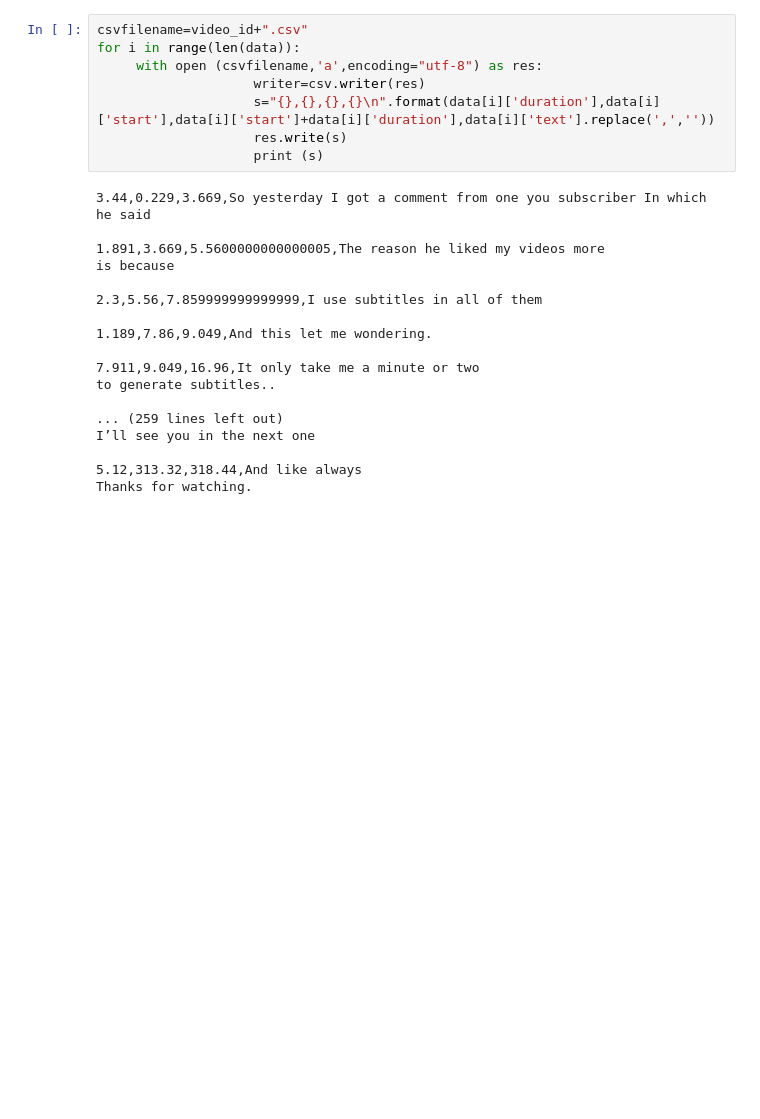
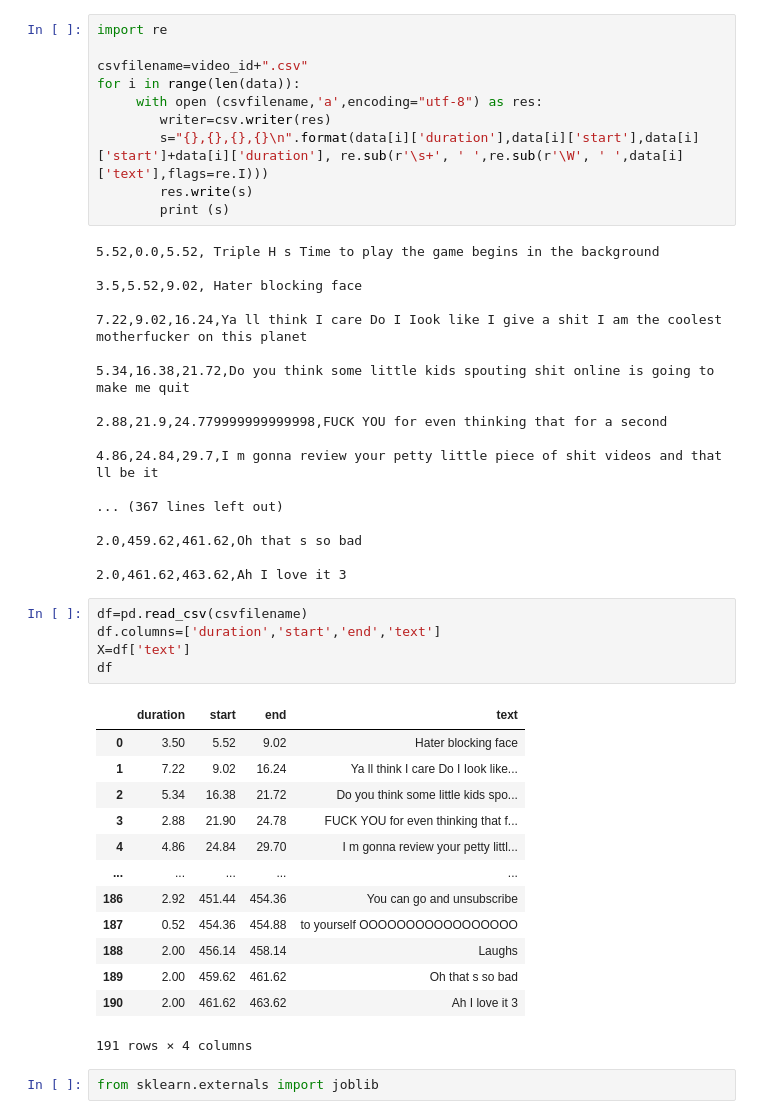
Before and after one commit to abhisheksaxena1998/Youtube_NLP_Analysis, a Jupyter notebook: notebook.ipynb, the cells around one changed output. Saved outputs shown, nothing was run; the diff lists cells and outputs as text; blank space fills up the shorter version.

```diff
--- a/notebook.ipynb
+++ b/notebook.ipynb
@@ -22,26 +25,49 @@ start =So, yesterday, I got a comment, from one you subscriber In which, he said
 # %%
+import re
+
 csvfilename=video_id+".csv"
 for i in range(len(data)):
      with open (csvfilename,'a',encoding="utf-8") as res:
-                    writer=csv.writer(res)
-                    s="{},{},{},{}\n".format(data[i]['duration'],data[i]['start'],data[i]['start']+data[i]['duration'],data[i]['text'].replace(',',''))
-                    res.write(s)
-                    print (s)
+        writer=csv.writer(res)
+        s="{},{},{},{}\n".format(data[i]['duration'],data[i]['start'],data[i]['start']+data[i]['duration'], re.sub(r'\s+', ' ',re.sub(r'\W', ' ',data[i]['text'],flags=re.I)))
+        res.write(s)
+        print (s)
 # %% [output]
-3.44,0.229,3.669,So yesterday I got a comment from one you subscriber In which he said
+5.52,0.0,5.52, Triple H s Time to play the game begins in the background
 
-1.891,3.669,5.5600000000000005,The reason he liked my videos more
-is because
+3.5,5.52,9.02, Hater blocking face
 
-2.3,5.56,7.859999999999999,I use subtitles in all of them
+7.22,9.02,16.24,Ya ll think I care Do I Iook like I give a shit I am the coolest motherfucker on this planet
 
-1.189,7.86,9.049,And this let me wondering.
+5.34,16.38,21.72,Do you think some little kids spouting shit online is going to make me quit
 
-7.911,9.049,16.96,It only take me a minute or two
-to generate subtitles..
+2.88,21.9,24.779999999999998,FUCK YOU for even thinking that for a second
 
-... (259 lines left out)
-I’ll see you in the next one
+4.86,24.84,29.7,I m gonna review your petty little piece of shit videos and that ll be it
 
-5.12,313.32,318.44,And like always
-Thanks for watching.
+... (367 lines left out)
+
+2.0,459.62,461.62,Oh that s so bad
+
+2.0,461.62,463.62,Ah I love it 3
+# %%
+df=pd.read_csv(csvfilename)
+df.columns=['duration','start','end','text']
+X=df['text']
+df
+# %% [output]
+|  | duration | start | end | text |
+| 0 | 3.50 | 5.52 | 9.02 | Hater blocking face |
+| 1 | 7.22 | 9.02 | 16.24 | Ya ll think I care Do I Iook like... |
+| 2 | 5.34 | 16.38 | 21.72 | Do you think some little kids spo... |
+| 3 | 2.88 | 21.90 | 24.78 | FUCK YOU for even thinking that f... |
+| 4 | 4.86 | 24.84 | 29.70 | I m gonna review your petty littl... |
+| ... | ... | ... | ... | ... |
+| 186 | 2.92 | 451.44 | 454.36 | You can go and unsubscribe |
+| 187 | 0.52 | 454.36 | 454.88 | to yourself OOOOOOOOOOOOOOOOO |
+| 188 | 2.00 | 456.14 | 458.14 | Laughs |
+| 189 | 2.00 | 459.62 | 461.62 | Oh that s so bad |
+| 190 | 2.00 | 461.62 | 463.62 | Ah I love it 3 |
+191 rows × 4 columns
+# %%
+from sklearn.externals import joblib
```
Also changed, not shown: parts of 9 cells of this notebook, 6 other files.
